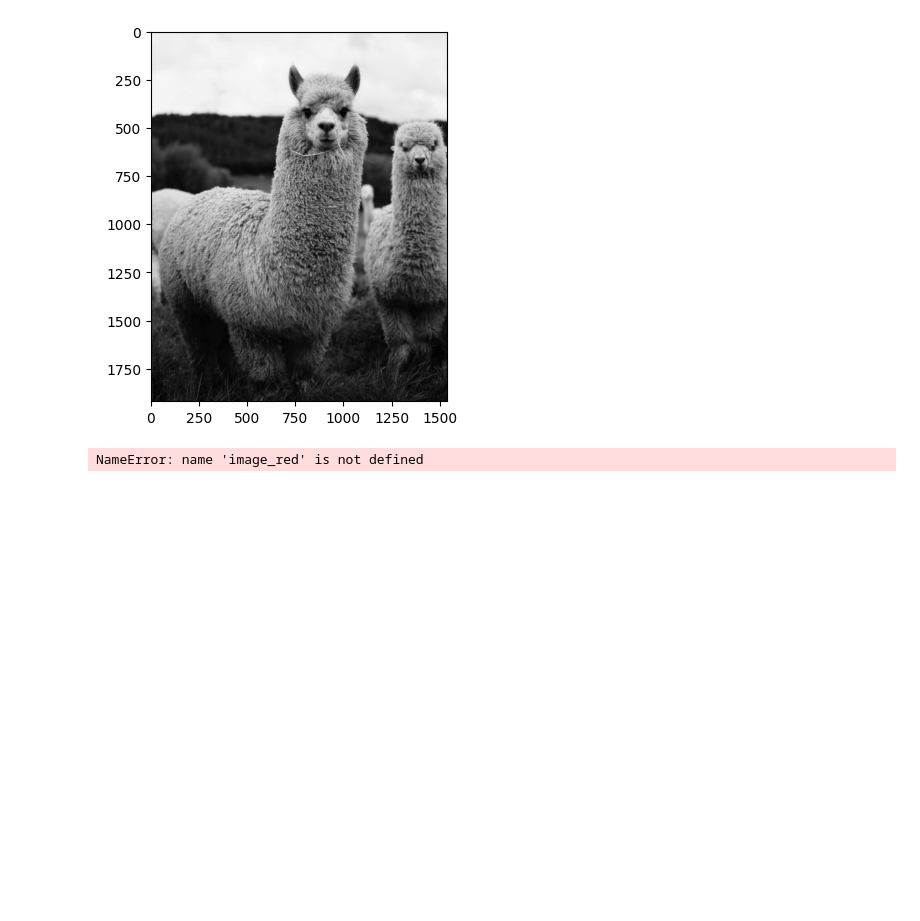
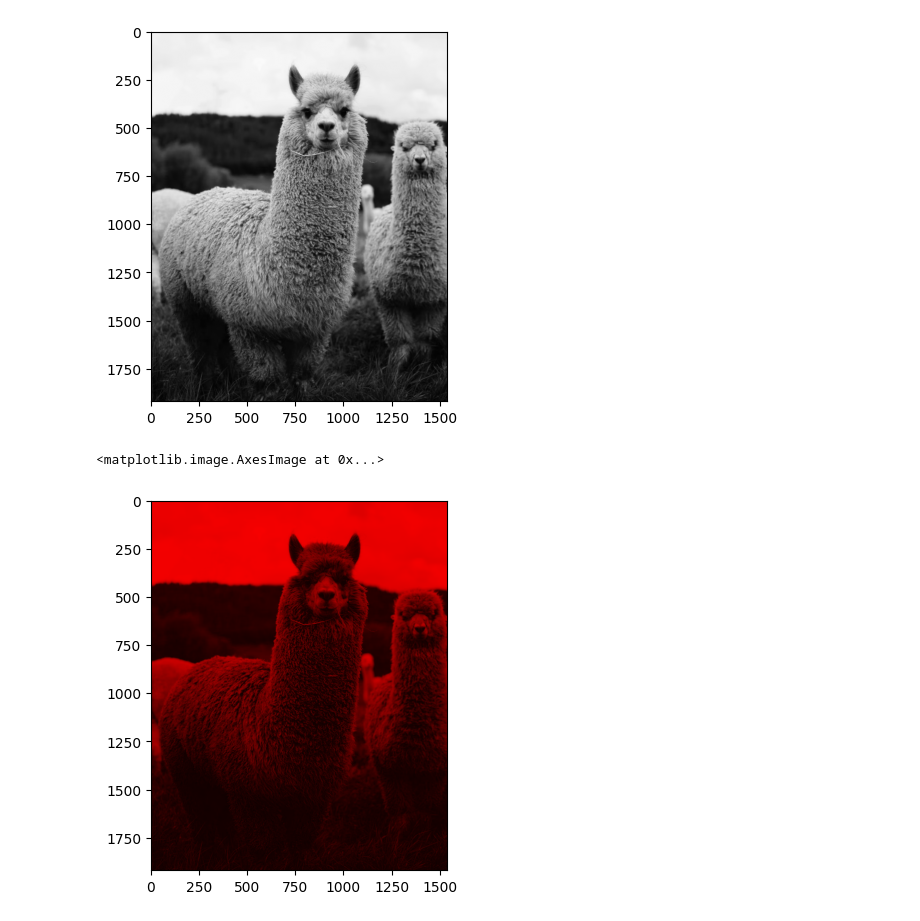
Before and after one commit to ezekielamitchell/ComputerVision, a Jupyter notebook: Lab/opencv/python/numpy_image_basics/assessment.ipynb, the cells around one changed output. Cells and saved outputs as stored; diff of their text form; code cells hidden in the pictures; blank space fills up the shorter version.

Commit message:
new data | image basics with opencv

```diff
--- a/Lab/opencv/python/numpy_image_basics/assessment.ipynb
+++ b/Lab/opencv/python/numpy_image_basics/assessment.ipynb
@@ -32,7 +32,10 @@ plt.imshow(image_arr[:,:,2], cmap='gray')
 # %% [output]
 <matplotlib.image.AxesImage at 0x...>
 [figure]
-# %%
-plt.imshow(image_red, cmap='gray')
-# %% [output]
-NameError: name 'image_red' is not defined
+# %%
+image_red[:,:,1]=0
+image_red[:,:,2]=0
+plt.imshow(image_red)
+# %% [output]
+<matplotlib.image.AxesImage at 0x...>
+[figure, added]
```
Also changed, not shown: parts of 2 cells of this notebook, 8 other files.
